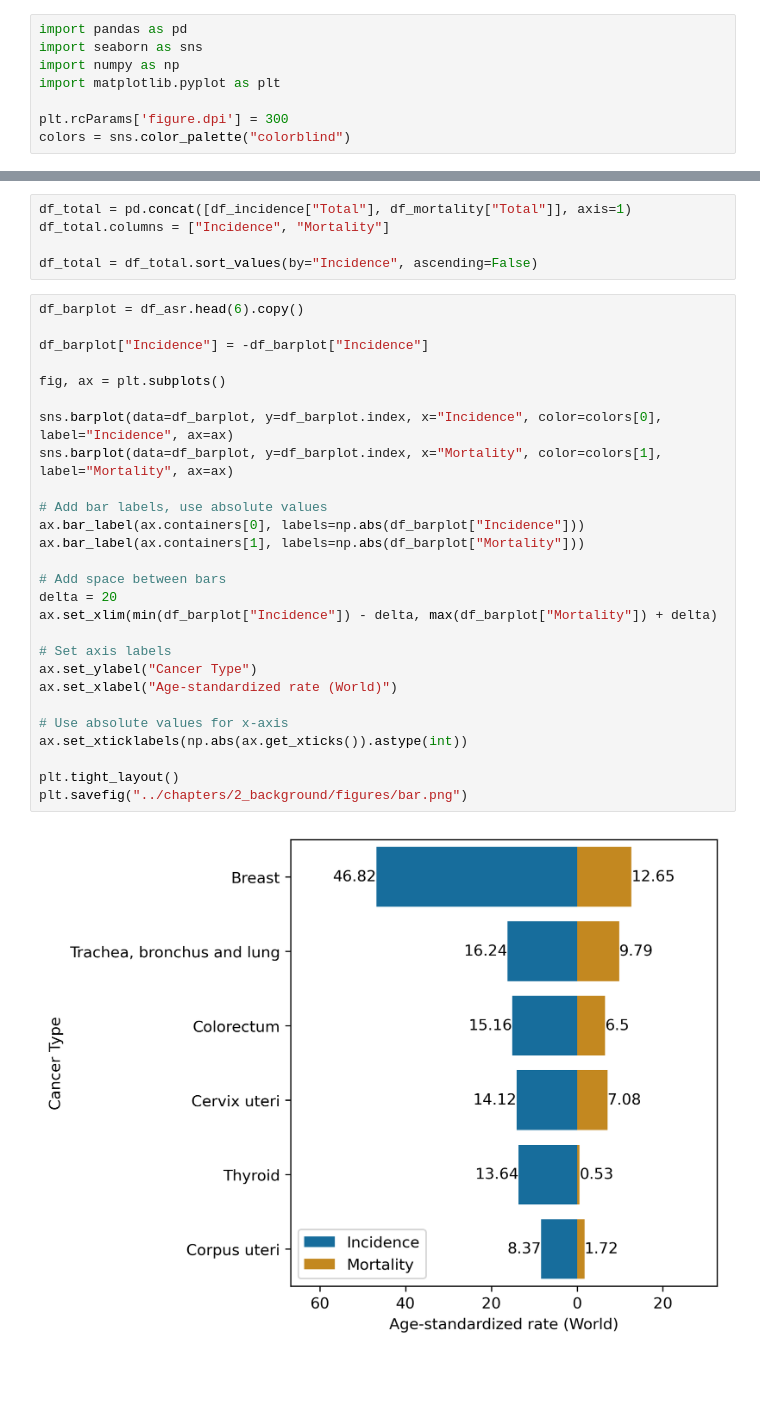
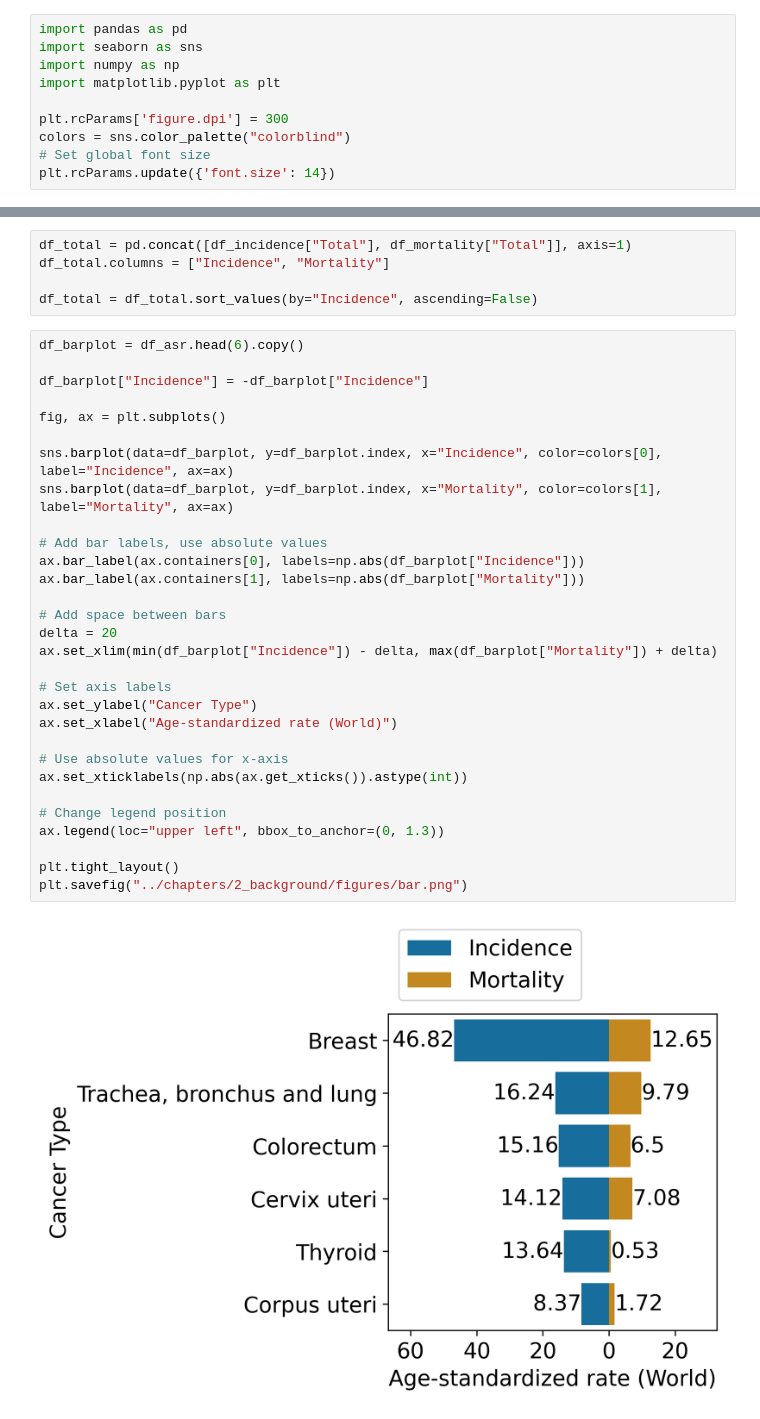
Before and after one commit to nictru/bsc-thesis, a Jupyter notebook: data/brca.ipynb, the cells around one changed output, grey strips where cells are left out. Drawn from its saved outputs; the diff is of its cells as text; blank space fills up the shorter version.

Commit message:
Increase BrCa plot sizes

```diff
--- a/data/brca.ipynb
+++ b/data/brca.ipynb
@@ -6,6 +6,8 @@ import matplotlib.pyplot as plt
 
 plt.rcParams['figure.dpi'] = 300
 colors = sns.color_palette("colorblind")
+# Set global font size
+plt.rcParams.update({'font.size': 14})
 # %% [markdown]
 # Figure 2.1: Breast cancer incidence
 # %%
@@ -48,32 +50,35 @@ df_total = df_total.sort_values(by="Incidence", ascending=False)
 # %%
 df_barplot = df_asr.head(6).copy()
 
 df_barplot["Incidence"] = -df_barplot["Incidence"]
 
 fig, ax = plt.subplots()
 
 sns.barplot(data=df_barplot, y=df_barplot.index, x="Incidence", color=colors[0], label="Incidence", ax=ax)
 sns.barplot(data=df_barplot, y=df_barplot.index, x="Mortality", color=colors[1], label="Mortality", ax=ax)
 
 # Add bar labels, use absolute values
 ax.bar_label(ax.containers[0], labels=np.abs(df_barplot["Incidence"]))
 ax.bar_label(ax.containers[1], labels=np.abs(df_barplot["Mortality"]))
 
 # Add space between bars
 delta = 20
 ax.set_xlim(min(df_barplot["Incidence"]) - delta, max(df_barplot["Mortality"]) + delta)
 
 # Set axis labels
 ax.set_ylabel("Cancer Type")
 ax.set_xlabel("Age-standardized rate (World)")
 
 # Use absolute values for x-axis
 ax.set_xticklabels(np.abs(ax.get_xticks()).astype(int))
 
+# Change legend position
+ax.legend(loc="upper left", bbox_to_anchor=(0, 1.3))
+
 plt.tight_layout()
 plt.savefig("../chapters/2_background/figures/bar.png")
 # %% [output]
-[figure, old version]
+[figure, new version]
 # %%
 # Add pie chart
 df_pieplot = df_asr.copy()
```
Also changed, not shown: parts of 1 cell of this notebook, 2 other files.
